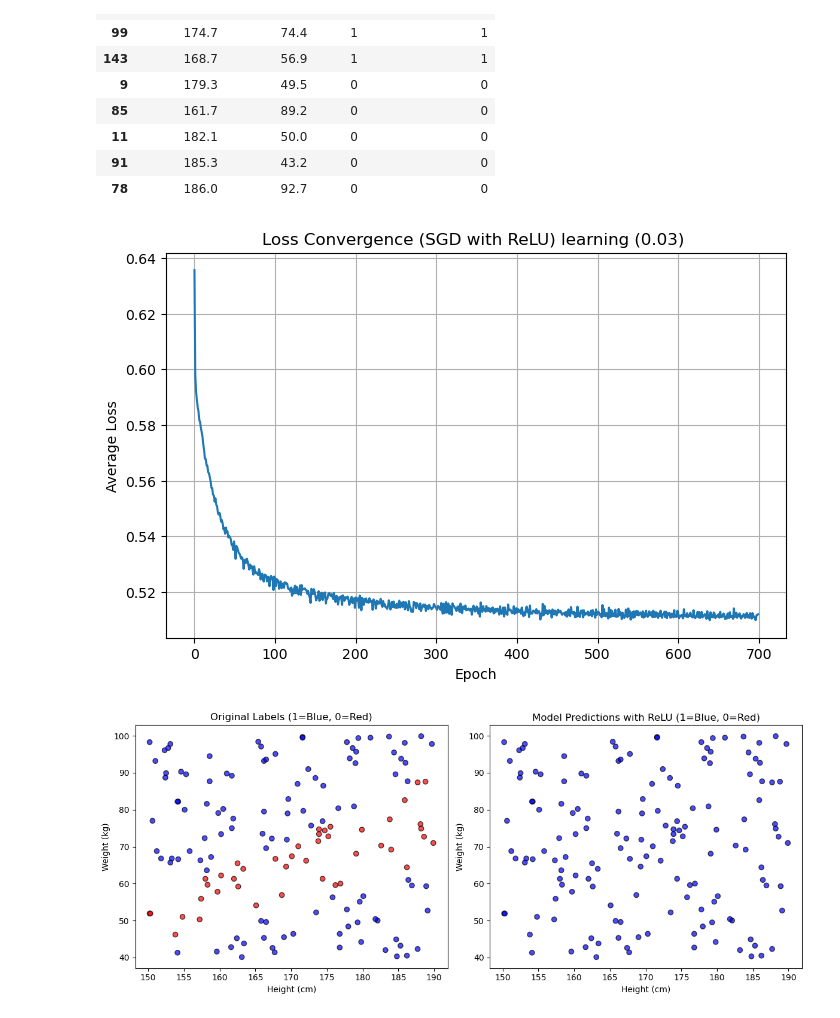
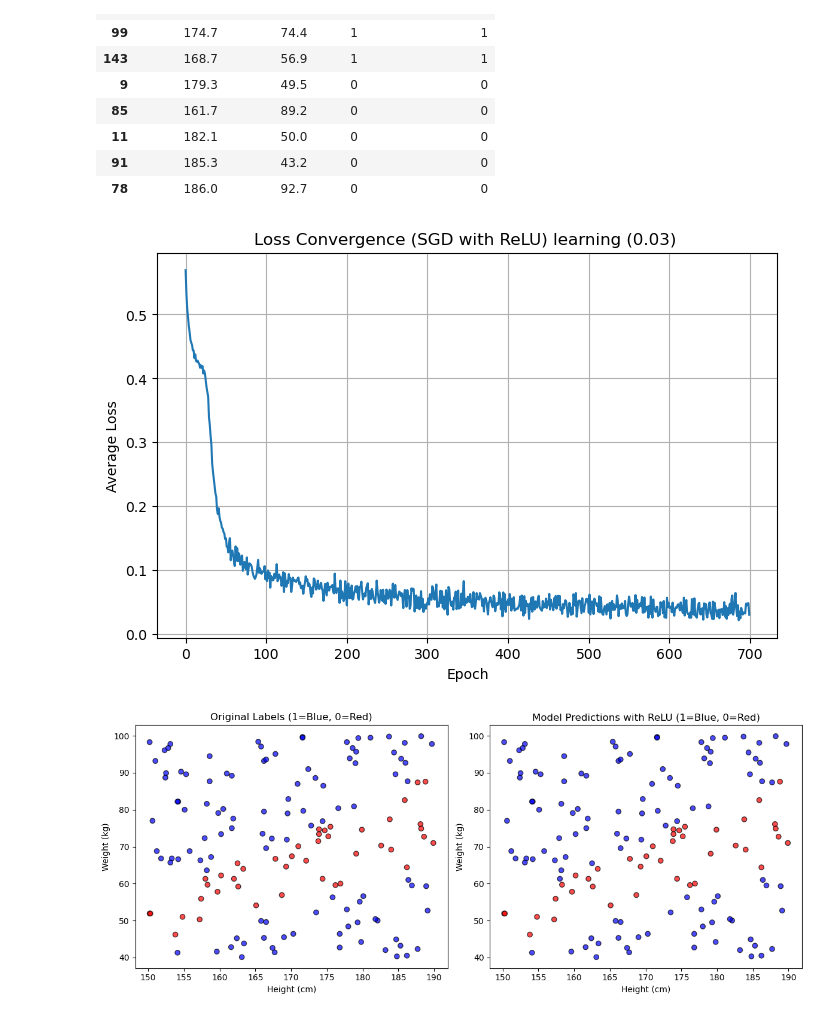
Before and after one commit to qamarr6092/math-with-python, a Jupyter notebook: Calculus/calculus.ipynb, the cells around one changed output. Cells and saved outputs as stored; diff of their text form; code cells hidden in the pictures.

```diff
--- a/Calculus/calculus.ipynb
+++ b/Calculus/calculus.ipynb
@@ -1339,7 +1339,7 @@ def train_sgd(X, y, epochs=300, learning_rate=0.5):
 
     return W1, b1, W2, b2, loss_history
 
-W1, b1, W2, b2, loss_history = train_sgd(X, y, epochs=700, learning_rate=0.03)
+W1, b1, W2, b2, loss_history = train_sgd(X, y, epochs=700, learning_rate=0.05)
 
 plt.figure(figsize=(8, 5))
 plt.plot(loss_history)
@@ -1347,32 +1347,32 @@ plt.xlabel('Epoch')
 plt.ylabel('Average Loss')
 plt.title('Loss Convergence (SGD with ReLU) learning (0.03) ')
 plt.grid(True)
 plt.show()
 
 
 _, _, _, y_hat = forward(X, W1, b1, W2, b2)
 df['Model_Prediction'] = (y_hat >= 0.5).astype(int)
 
 
 
 fig, ax = plt.subplots(1, 2, figsize=(12, 5))
 
 
 ax[0].scatter(df['Height(cm)'], df['Weight(kg)'],
               c=df['Label'], cmap='bwr', alpha=0.7, edgecolors='k')
 ax[0].set_title('Original Labels (1=Blue, 0=Red)')
 ax[0].set_xlabel('Height (cm)')
 ax[0].set_ylabel('Weight (kg)')
 
 
 ax[1].scatter(df['Height(cm)'], df['Weight(kg)'],
               c=df['Model_Prediction'], cmap='bwr', alpha=0.7, edgecolors='k')
 ax[1].set_title('Model Predictions with ReLU (1=Blue, 0=Red)')
 ax[1].set_xlabel('Height (cm)')
 ax[1].set_ylabel('Weight (kg)')
 
 plt.tight_layout()
 plt.show()
 # %% [output]
-[figure, old version]
+[figure, new version]
-[figure, old version]
+[figure, new version]
```
